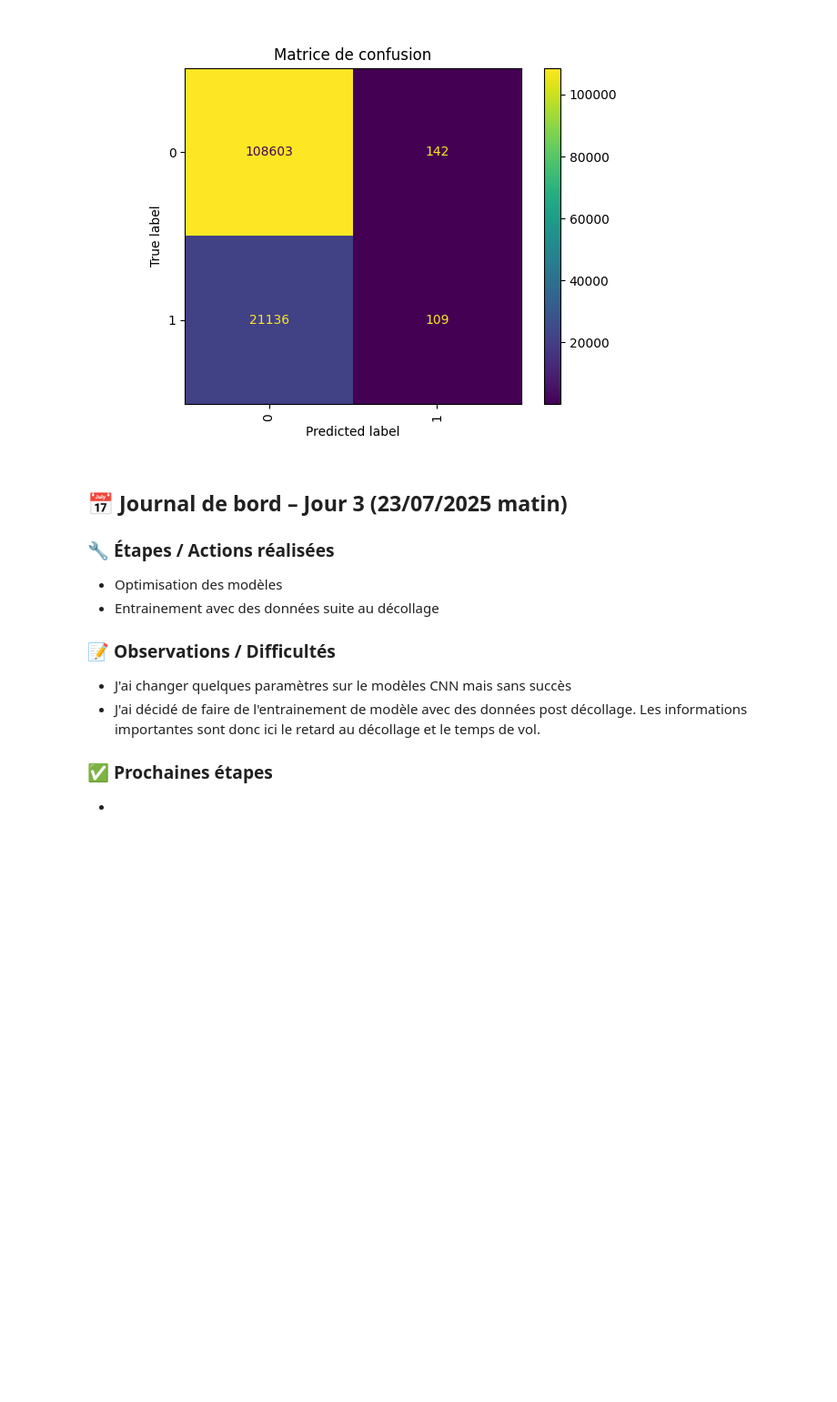
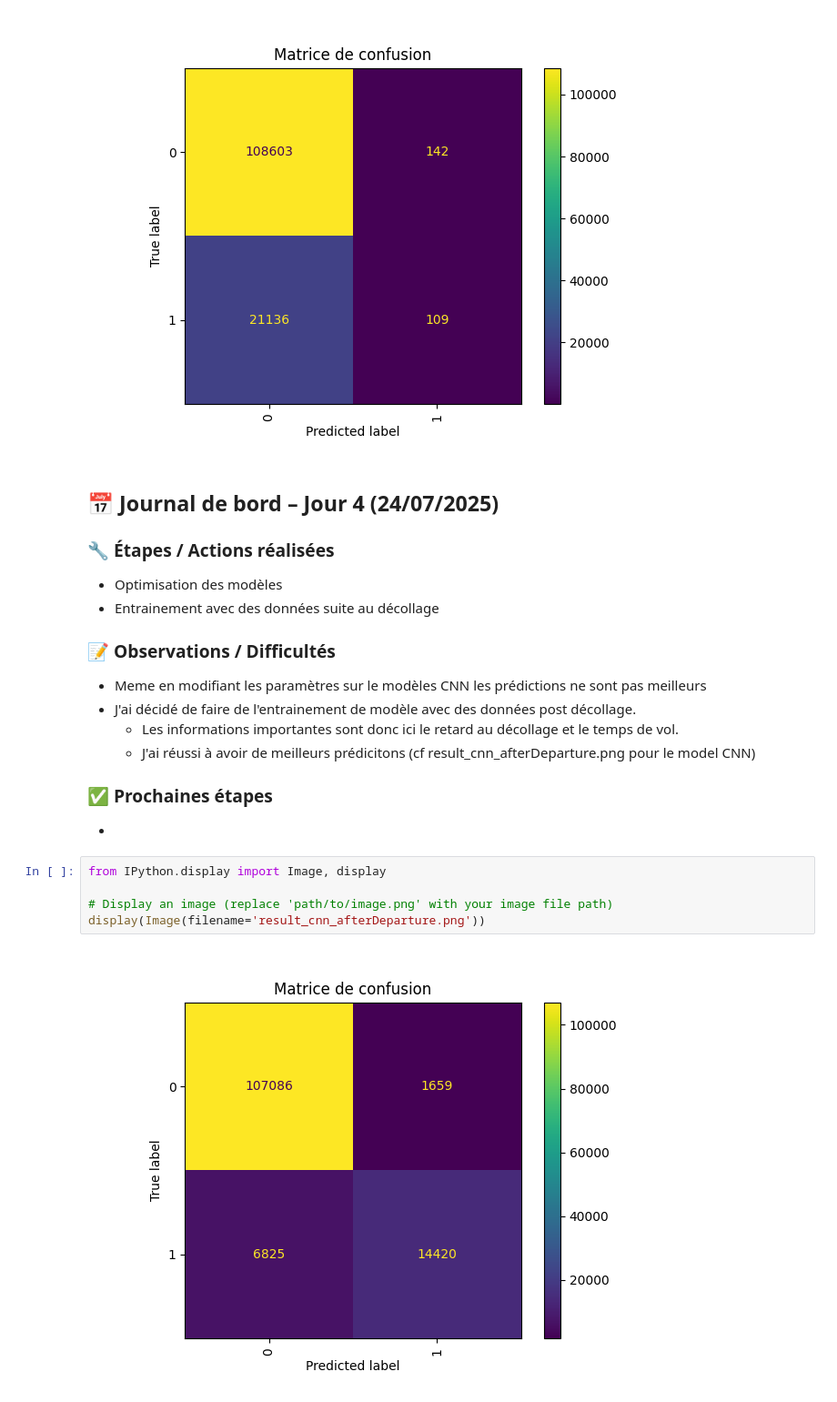
Before and after one commit to vincentB-source/Projet-Certification, a Jupyter notebook: journal-de-bord.ipynb, the cells around one changed output. Shown at 91% size. Cells and saved outputs as stored; diff of their text form; blank space fills up the shorter version.

Commit message:
ajout des travaux du jour 4

```diff
--- a/journal-de-bord.ipynb
+++ b/journal-de-bord.ipynb
@@ -96,15 +96,24 @@ display(Image(filename='result_cnn.png'))
 # %% [output]
 [figure]
 # %% [markdown]
-## 📅 Journal de bord – Jour 3 (23/07/2025 matin)
+## 📅 Journal de bord – Jour 4 (24/07/2025)
 
 ### 🔧 Étapes / Actions réalisées
 - Optimisation des modèles
 - Entrainement avec des données suite au décollage
 
 ### 📝 Observations / Difficultés
-- J'ai changer quelques paramètres sur le modèles CNN mais sans succès
-- J'ai décidé de faire de l'entrainement de modèle avec des données post décollage. Les informations importantes sont donc ici le retard au décollage et le temps de vol.
+- Meme en modifiant les paramètres sur le modèles CNN les prédictions ne sont pas meilleurs
+- J'ai décidé de faire de l'entrainement de modèle avec des données post décollage.
+  - Les informations importantes sont donc ici le retard au décollage et le temps de vol.
+  - J'ai réussi à avoir de meilleurs prédicitons (cf result_cnn_afterDeparture.png pour le model CNN)
 
 ### ✅ Prochaines étapes
 -
+# %%
+from IPython.display import Image, display
+
+# Display an image (replace 'path/to/image.png' with your image file path)
+display(Image(filename='result_cnn_afterDeparture.png'))
+# %% [output]
+[figure, added]
```
Also changed, not shown: parts of 2 cells of this notebook.
